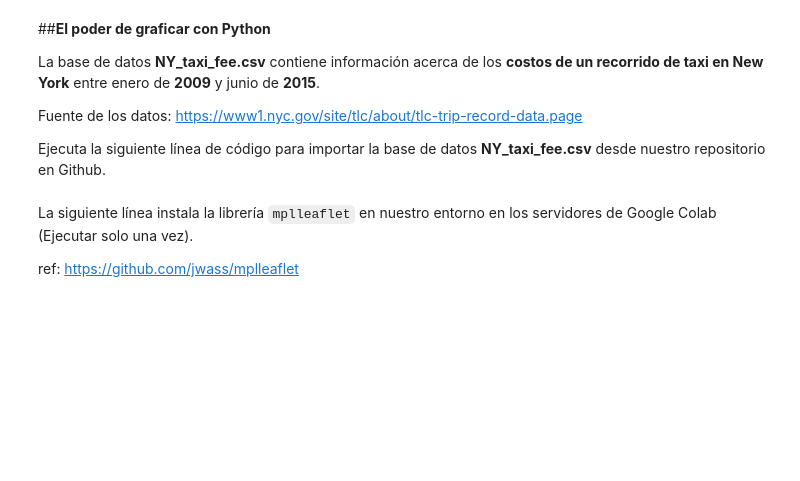
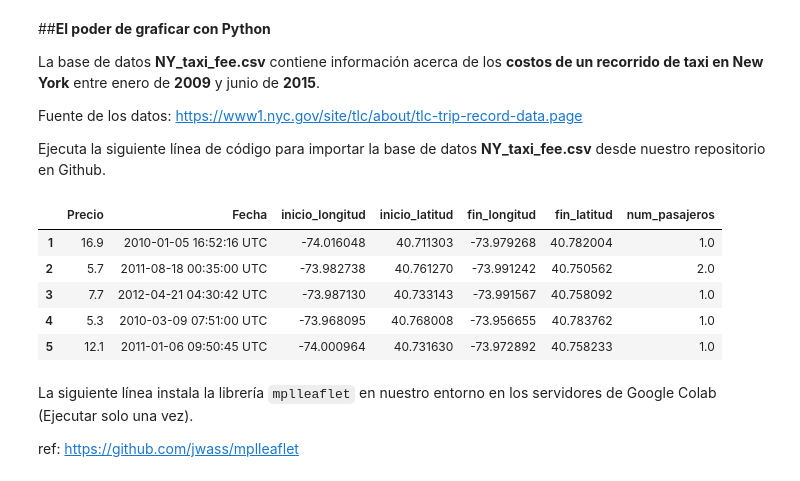
Before and after one commit to garestrear/Curso_de_Python, a Jupyter notebook: Sesion2/Sesion2_Visualization.ipynb, the cells around one changed output. Cells and saved outputs as stored; diff of their text form; code cells hidden in the pictures; blank space fills up the shorter version.

```diff
--- a/Sesion2/Sesion2_Visualization.ipynb
+++ b/Sesion2/Sesion2_Visualization.ipynb
@@ -19,17 +19,24 @@ Ejecuta la siguiente línea de código para importar la base de datos **NY_taxi_
 # %%
 # La siguiente línea importa la librería pandas, una librería especializada en el manejo de bases de datos.
 import pandas as pd
 # Leemos los datos desde nuestro remopositorio in Github
-data = pd.read_csv('https://github.com/garestrear/Curso_de_Python/blob/master/Sesion2/NY_taxi_fee.csv',
+data = pd.read_csv('https://raw.githubusercontent.com/garestrear/Curso_de_Python/master/Sesion2/NY_taxi_fee.csv',
                    skiprows=1, nrows = 1500, usecols=[2,3,4,5,6,7,8], names = ['Precio', 'Fecha', 'inicio_longitud',
                                                                                    'inicio_latitud', 'fin_longitud', 'fin_latitud'
                                                                                    ,'num_pasajeros'])
 # Limpiamos un poco los datos
 data = data.where((data.fin_latitud>=40.6915) & (data.inicio_latitud<=40.8513) &
                   (data.inicio_latitud>=40.6915) & (data.fin_latitud<=40.8513) &
                   (data.inicio_longitud>=-74.0507)&(data.inicio_longitud<=-73.8653) &
                   (data.fin_longitud>=-74.0507 ) & (data.fin_longitud<=-73.8653)).dropna()
 data.head()
+# %% [output]
+|  | Precio | Fecha | inicio_longitud | inicio_latitud | fin_longitud | fin_latitud | num_pasajeros |
+| 1 | 16.9 | 2010-01-05 16:52:16 UTC | -74.016048 | 40.711303 | -73.979268 | 40.782004 | 1.0 |
+| 2 | 5.7 | 2011-08-18 00:35:00 UTC | -73.982738 | 40.761270 | -73.991242 | 40.750562 | 2.0 |
+| 3 | 7.7 | 2012-04-21 04:30:42 UTC | -73.987130 | 40.733143 | -73.991567 | 40.758092 | 1.0 |
+| 4 | 5.3 | 2010-03-09 07:51:00 UTC | -73.968095 | 40.768008 | -73.956655 | 40.783762 | 1.0 |
+| 5 | 12.1 | 2011-01-06 09:50:45 UTC | -74.000964 | 40.731630 | -73.972892 | 40.758233 | 1.0 |
 # %% [markdown]
 La siguiente línea instala la librería `mplleaflet` en nuestro entorno en los
 servidores de Google Colab (Ejecutar solo una vez).
```
Also changed, not shown: parts of 2 cells of this notebook.
